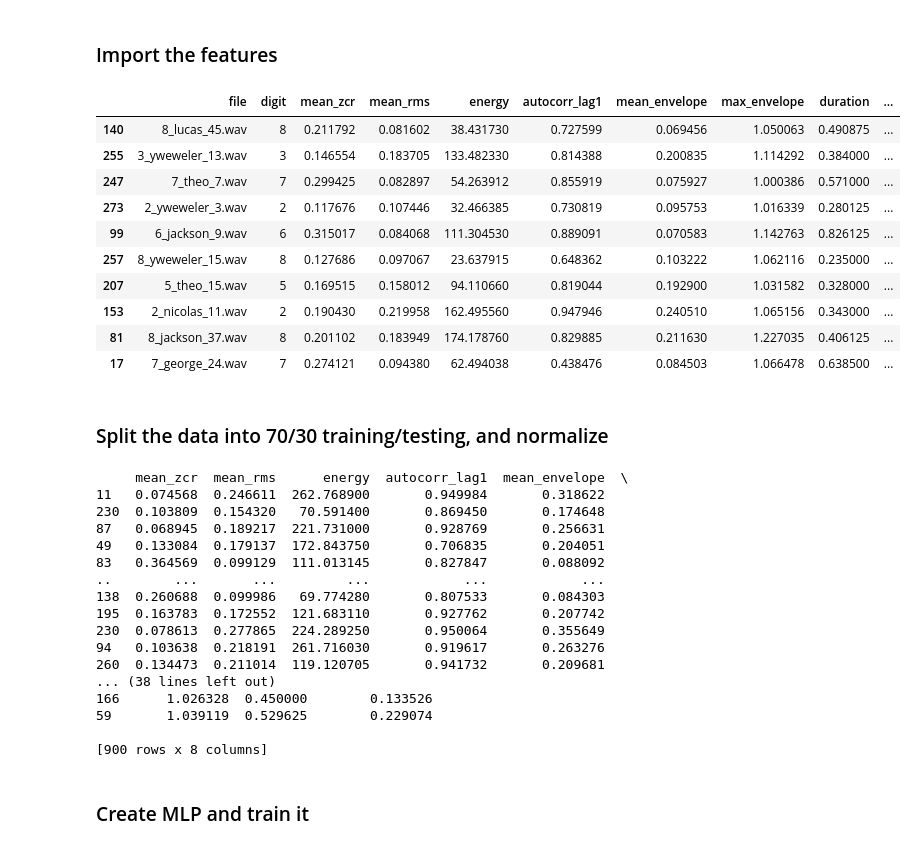
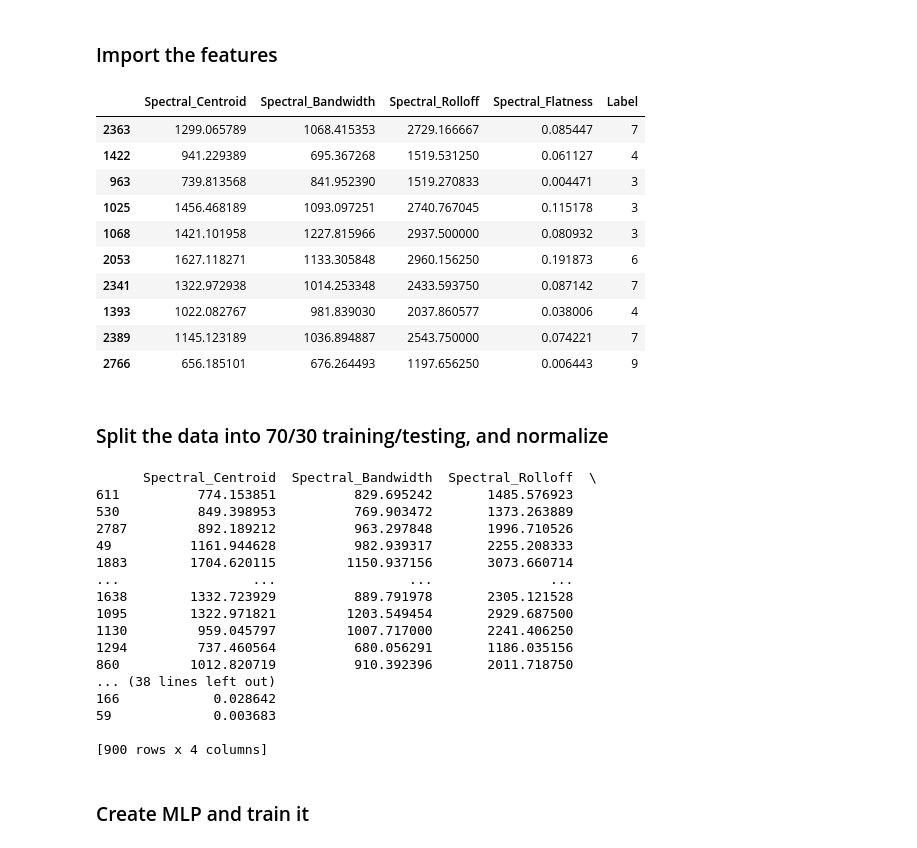
Before and after one commit to CinekT9/EE413_Project1, a Jupyter notebook: F_Digits_Classifier.ipynb, the cells around one changed output. Cells and saved outputs as stored; diff of their text form; code cells hidden in the pictures.

```diff
--- a/F_Digits_Classifier.ipynb
+++ b/F_Digits_Classifier.ipynb
@@ -2,60 +2,55 @@
 ### Import the features
 # %%
 import pandas as pd
-data = pd.read_csv('features_digit_0.csv') #Read digit 0 data
-for i in range (1,10): #Efficiently add the other digits using dynamic variable names.
-    globals()['data' + str(i)] = pd.read_csv('features_digit_'+str(i)+'.csv')
-    data = pd.concat([data,globals()['data'+str(i)]],axis=0)
-
-data.drop(columns='file') #Drop the file name as it is not useful
+data = pd.read_csv('labeled_spectral_features.csv') #Read digit 0 data
 data.sample(10) #Check the dataframe
-#(3000 x 9), 3000 digits with a label + 8 features
+#(3000 x 5), 3000 digits with a label + 4 features
 # %% [output]
-|  | file | digit | mean_zcr | mean_rms | energy | autocorr_lag1 | mean_envelope | max_envelope | duration | ... |
-| 140 | 8_lucas_45.wav | 8 | 0.211792 | 0.081602 | 38.431730 | 0.727599 | 0.069456 | 1.050063 | 0.490875 | ... |
-| 255 | 3_yweweler_13.wav | 3 | 0.146554 | 0.183705 | 133.482330 | 0.814388 | 0.200835 | 1.114292 | 0.384000 | ... |
-| 247 | 7_theo_7.wav | 7 | 0.299425 | 0.082897 | 54.263912 | 0.855919 | 0.075927 | 1.000386 | 0.571000 | ... |
-| 273 | 2_yweweler_3.wav | 2 | 0.117676 | 0.107446 | 32.466385 | 0.730819 | 0.095753 | 1.016339 | 0.280125 | ... |
-| 99 | 6_jackson_9.wav | 6 | 0.315017 | 0.084068 | 111.304530 | 0.889091 | 0.070583 | 1.142763 | 0.826125 | ... |
-| 257 | 8_yweweler_15.wav | 8 | 0.127686 | 0.097067 | 23.637915 | 0.648362 | 0.103222 | 1.062116 | 0.235000 | ... |
-| 207 | 5_theo_15.wav | 5 | 0.169515 | 0.158012 | 94.110660 | 0.819044 | 0.192900 | 1.031582 | 0.328000 | ... |
-| 153 | 2_nicolas_11.wav | 2 | 0.190430 | 0.219958 | 162.495560 | 0.947946 | 0.240510 | 1.065156 | 0.343000 | ... |
-| 81 | 8_jackson_37.wav | 8 | 0.201102 | 0.183949 | 174.178760 | 0.829885 | 0.211630 | 1.227035 | 0.406125 | ... |
-| 17 | 7_george_24.wav | 7 | 0.274121 | 0.094380 | 62.494038 | 0.438476 | 0.084503 | 1.066478 | 0.638500 | ... |
+|  | Spectral_Centroid | Spectral_Bandwidth | Spectral_Rolloff | Spectral_Flatness | Label |
+| 2363 | 1299.065789 | 1068.415353 | 2729.166667 | 0.085447 | 7 |
+| 1422 | 941.229389 | 695.367268 | 1519.531250 | 0.061127 | 4 |
+| 963 | 739.813568 | 841.952390 | 1519.270833 | 0.004471 | 3 |
+| 1025 | 1456.468189 | 1093.097251 | 2740.767045 | 0.115178 | 3 |
+| 1068 | 1421.101958 | 1227.815966 | 2937.500000 | 0.080932 | 3 |
+| 2053 | 1627.118271 | 1133.305848 | 2960.156250 | 0.191873 | 6 |
+| 2341 | 1322.972938 | 1014.253348 | 2433.593750 | 0.087142 | 7 |
+| 1393 | 1022.082767 | 981.839030 | 2037.860577 | 0.038006 | 4 |
+| 2389 | 1145.123189 | 1036.894887 | 2543.750000 | 0.074221 | 7 |
+| 2766 | 656.185101 | 676.264493 | 1197.656250 | 0.006443 | 9 |
 # %% [markdown]
 ### Split the data into 70/30 training/testing, and normalize
 # %%
 from sklearn.model_selection import train_test_split
 from sklearn.preprocessing import StandardScaler
 
-trainset, testset, train_labels, test_labels = train_test_split(data.iloc[:, 2:], data["digit"], test_size=0.30, random_state=42) #Create the training and testing sets. 70/30 split
+trainset, testset, train_labels, test_labels = train_test_split(data.iloc[:, :4], data["Label"], test_size=0.30, random_state=42) #Create the training and testing sets. 70/30 split
 
 print(trainset)
-#(2100 x 8), as in 2100 digits each with 8 features. 2100 being 70% of the original 3000 digits
+#(2100 x 4), as in 2100 digits each with 4 features. 2100 being 70% of the original 3000 digits
 print(testset)
-#(900 x 8)
+#(900 x 4)
 
 scaler = StandardScaler()
 trainset=scaler.fit_transform(trainset)
 testset=scaler.fit_transform(testset)
 # %% [output]
-     mean_zcr  mean_rms      energy  autocorr_lag1  mean_envelope  \
-11   0.074568  0.246611  262.768900       0.949984       0.318622
-230  0.103809  0.154320   70.591400       0.869450       0.174648
-87   0.068945  0.189217  221.731000       0.928769       0.256631
-49   0.133084  0.179137  172.843750       0.706835       0.204051
-83   0.364569  0.099129  111.013145       0.827847       0.088092
-..        ...       ...         ...            ...            ...
-138  0.260688  0.099986   69.774280       0.807533       0.084303
-195  0.163783  0.172552  121.683110       0.927762       0.207742
-230  0.078613  0.277865  224.289250       0.950064       0.355649
-94   0.103638  0.218191  261.716030       0.919617       0.263276
-260  0.134473  0.211014  119.120705       0.941732       0.209681
+      Spectral_Centroid  Spectral_Bandwidth  Spectral_Rolloff  \
+611          774.153851          829.695242       1485.576923
+530          849.398953          769.903472       1373.263889
+2787         892.189212          963.297848       1996.710526
+49          1161.944628          982.939317       2255.208333
+1883        1704.620115         1150.937156       3073.660714
+...                 ...                 ...               ...
+1638        1332.723929          889.791978       2305.121528
+1095        1322.971821         1203.549454       2929.687500
+1130         959.045797         1007.717000       2241.406250
+1294         737.460564          680.056291       1186.035156
+860         1012.820719          910.392396       2011.718750
 ... (38 lines left out)
-166      1.026328  0.450000        0.133526
-59       1.039119  0.529625        0.229074
+166            0.028642
+59             0.003683
 
-[900 rows x 8 columns]
+[900 rows x 4 columns]
 # %% [markdown]
 ### Create MLP and train it
 # %%
```
Also changed, not shown: parts of 2 cells of this notebook, 7 other files.
